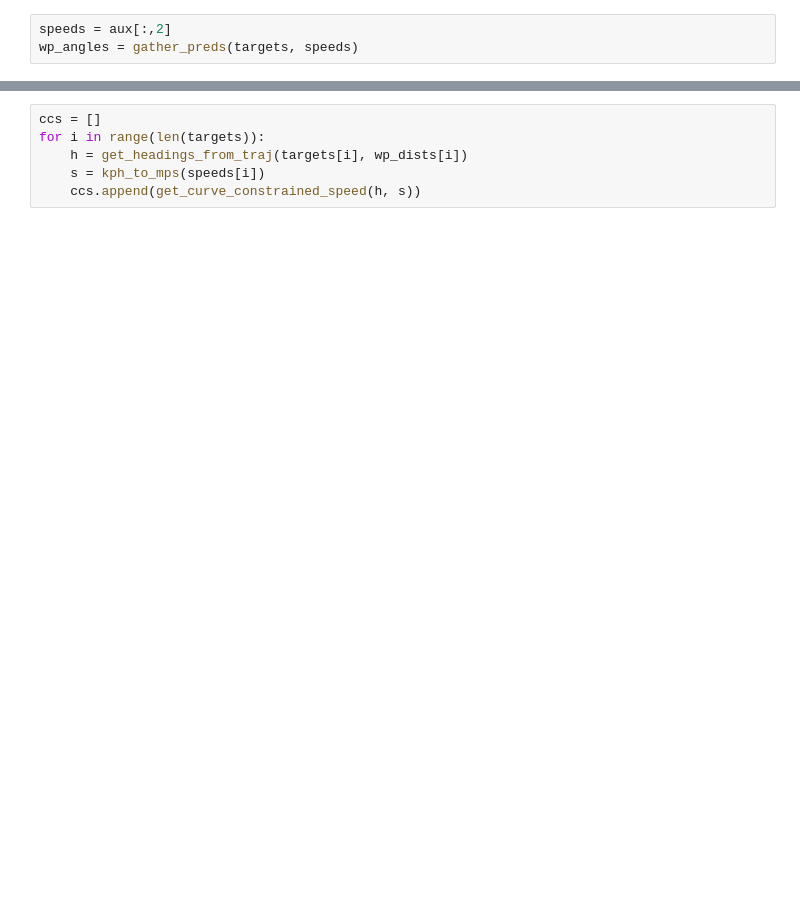
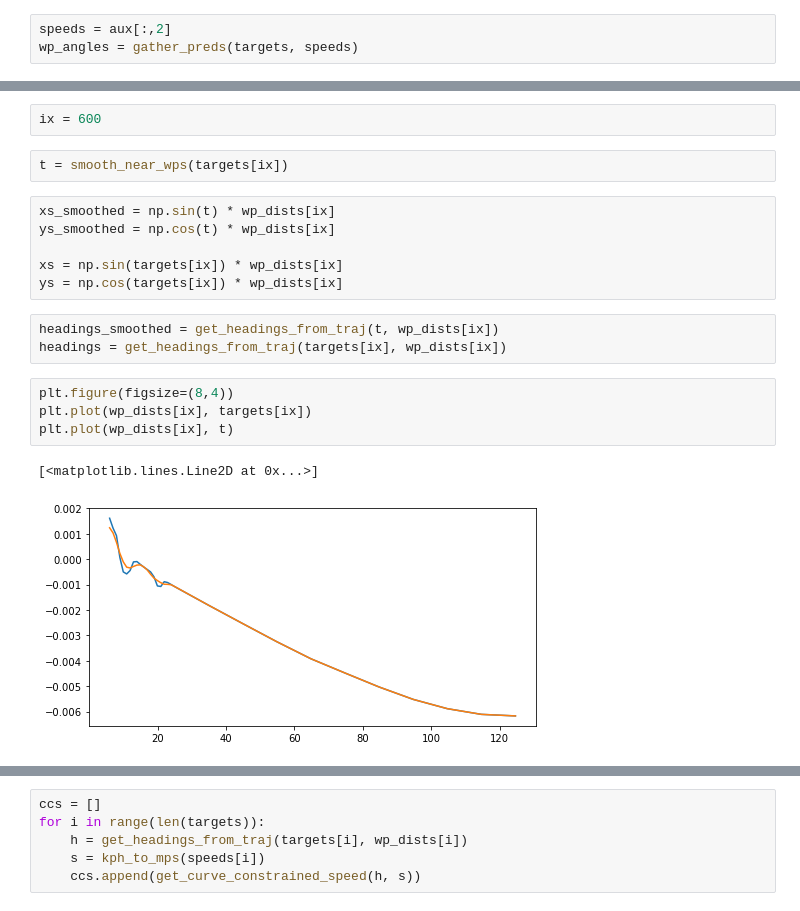
Before and after one commit to rgilman33/bespoke, a Jupyter notebook: nb/4_viz_sim.ipynb, the cells around one changed output, grey strips where cells are left out. Saved outputs shown, nothing was run; the diff lists cells and outputs as text; blank space fills up the shorter version.

```diff
--- a/nb/4_viz_sim.ipynb
+++ b/nb/4_viz_sim.ipynb
@@ -49,0 +50,20 @@ plt.plot(speeds)
+# %%
+ix = 600
+# %%
+t = smooth_near_wps(targets[ix])
+# %%
+xs_smoothed = np.sin(t) * wp_dists[ix]
+ys_smoothed = np.cos(t) * wp_dists[ix]
+
+xs = np.sin(targets[ix]) * wp_dists[ix]
+ys = np.cos(targets[ix]) * wp_dists[ix]
+# %%
+headings_smoothed = get_headings_from_traj(t, wp_dists[ix])
+headings = get_headings_from_traj(targets[ix], wp_dists[ix])
+# %%
+plt.figure(figsize=(8,4))
+plt.plot(wp_dists[ix], targets[ix])
+plt.plot(wp_dists[ix], t)
+# %% [output]
+[<matplotlib.lines.Line2D at 0x...>]
+[figure, added]
```
Also changed, not shown: parts of 20 cells of this notebook, 15 other files.
